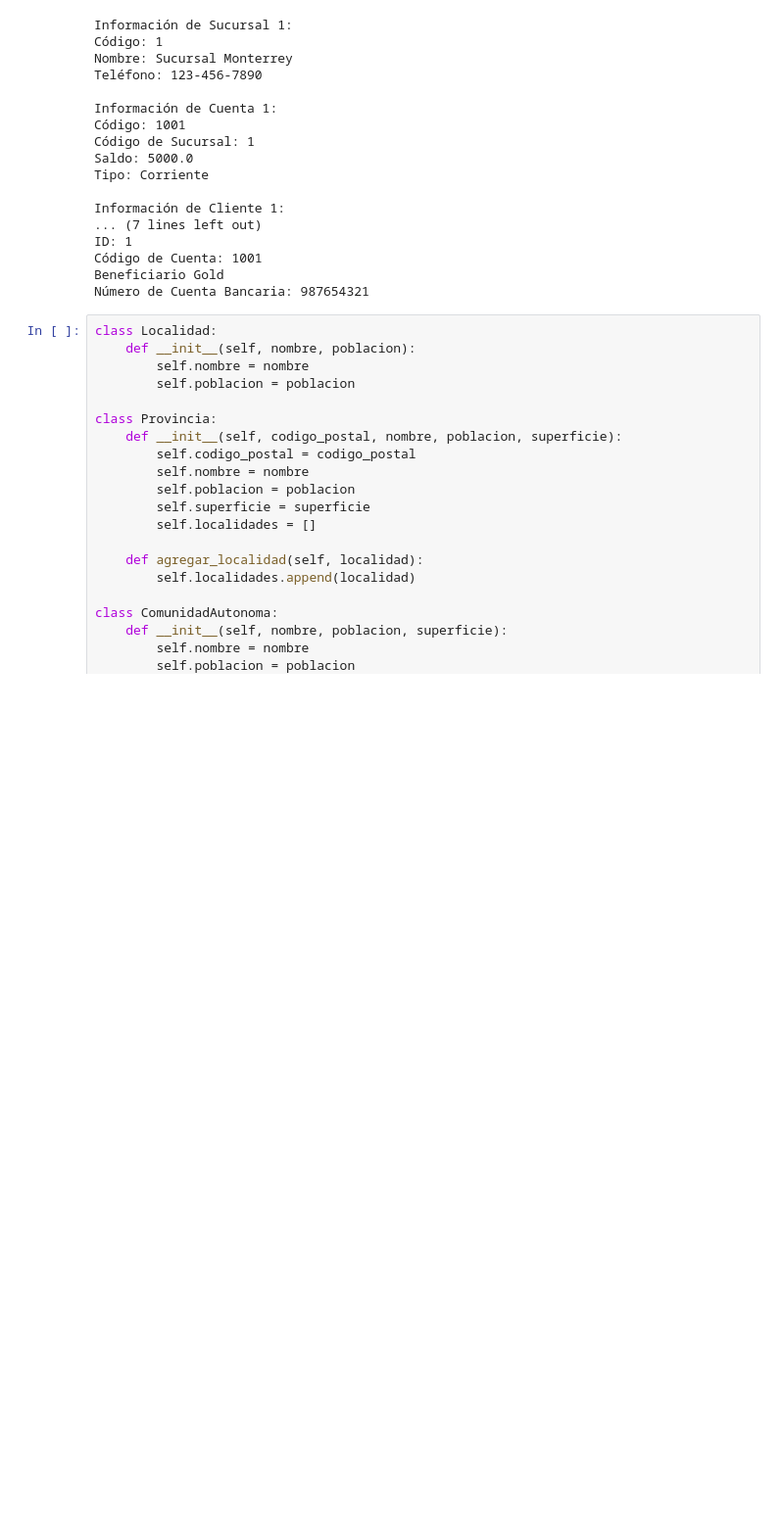
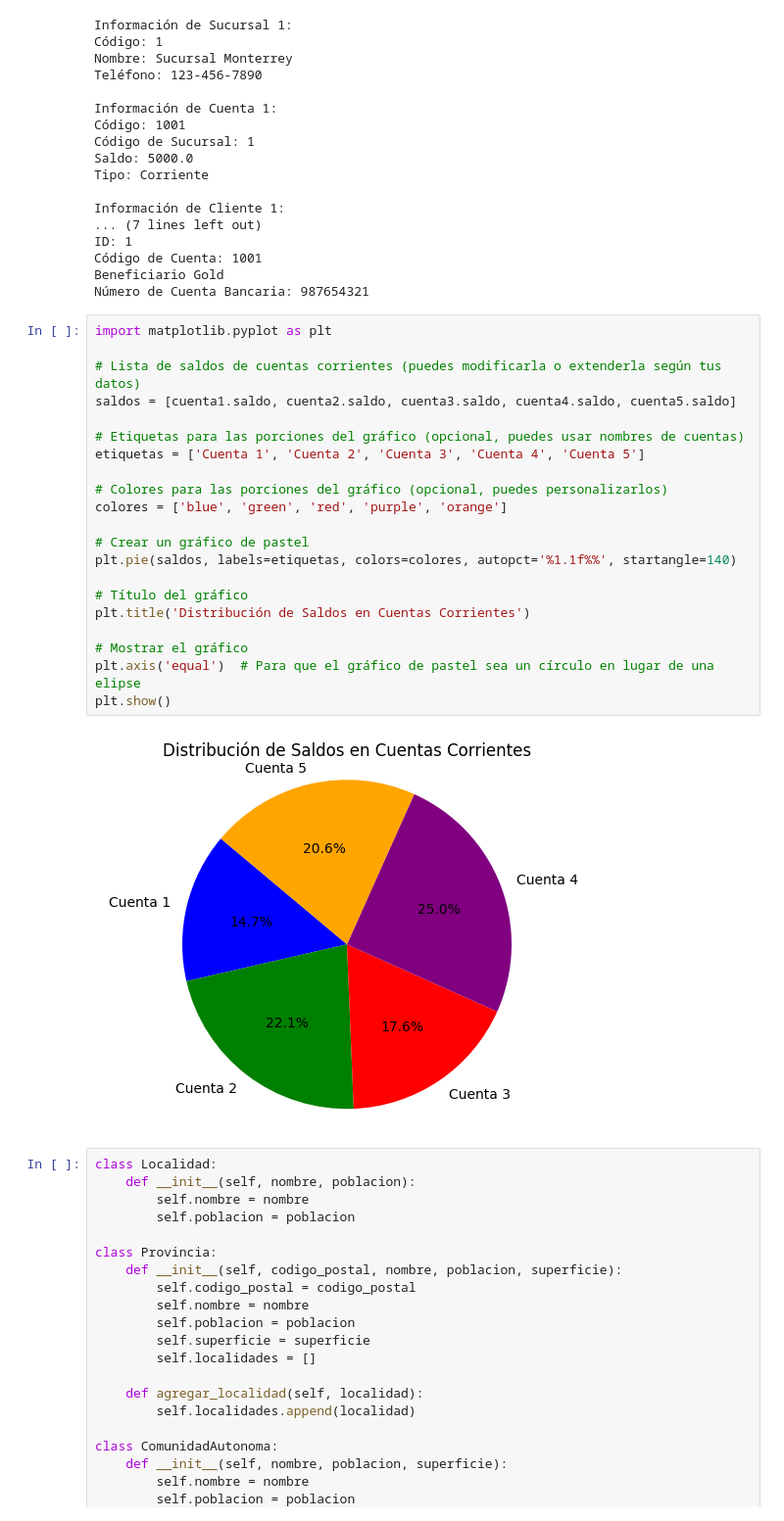
Before and after one commit to Tunalesa/Interfaces-graficas, a Jupyter notebook: ejercicios_de_la_presentación_POO.ipynb, the cells around one changed output. Shown: that part at 98% size. Cells and saved outputs as stored; diff of their text form; blank space fills up the shorter version.

```diff
--- a/ejercicios_de_la_presentación_POO.ipynb
+++ b/ejercicios_de_la_presentación_POO.ipynb
@@ -104,6 +104,29 @@ ID: 1
 Código de Cuenta: 1001
 Beneficiario Gold
 Número de Cuenta Bancaria: 987654321
+# %%
+import matplotlib.pyplot as plt
+
+# Lista de saldos de cuentas corrientes (puedes modificarla o extenderla según tus datos)
+saldos = [cuenta1.saldo, cuenta2.saldo, cuenta3.saldo, cuenta4.saldo, cuenta5.saldo]
+
+# Etiquetas para las porciones del gráfico (opcional, puedes usar nombres de cuentas)
+etiquetas = ['Cuenta 1', 'Cuenta 2', 'Cuenta 3', 'Cuenta 4', 'Cuenta 5']
+
+# Colores para las porciones del gráfico (opcional, puedes personalizarlos)
+colores = ['blue', 'green', 'red', 'purple', 'orange']
+
+# Crear un gráfico de pastel
+plt.pie(saldos, labels=etiquetas, colors=colores, autopct='%1.1f%%', startangle=140)
+
+# Título del gráfico
+plt.title('Distribución de Saldos en Cuentas Corrientes')
+
+# Mostrar el gráfico
+plt.axis('equal')  # Para que el gráfico de pastel sea un círculo en lugar de una elipse
+plt.show()
+# %% [output]
+[figure, added]
 # %%
 class Localidad:
     def __init__(self, nombre, poblacion):
```
